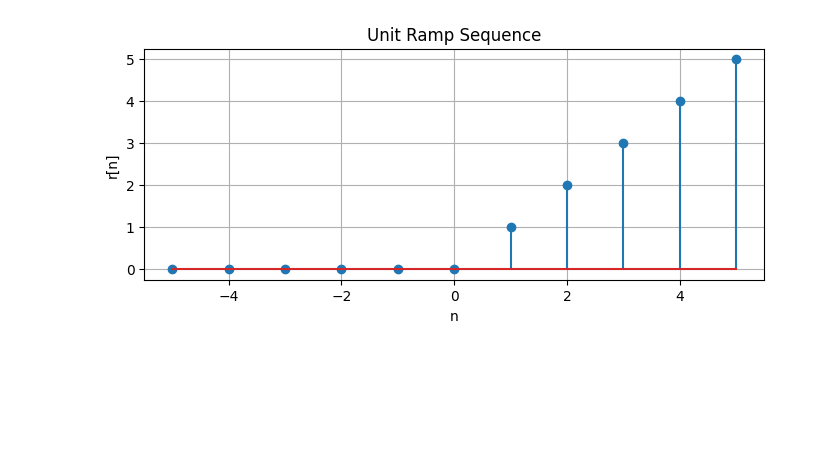
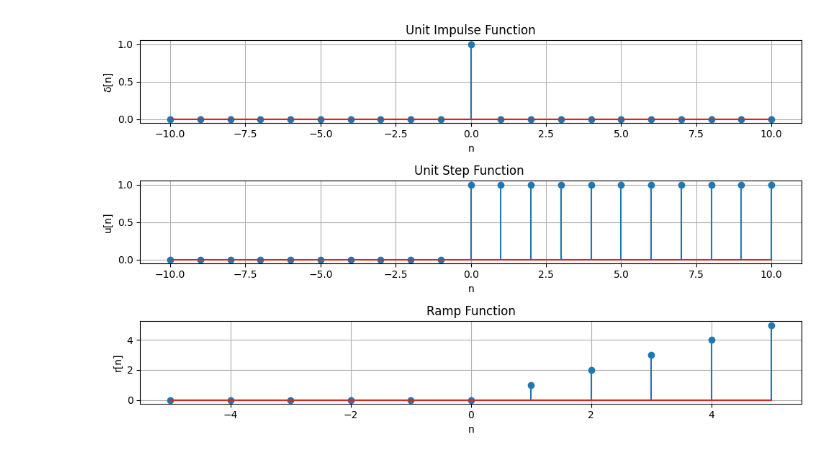
Before and after one commit to uzzal2200/B.Sc.-Engineering-in-Information-and-Communication-Engineering, a Jupyter notebook: Signal and System/signal_sequence.ipynb, the cells around one changed output. Drawn from its saved outputs; the diff is of its cells as text; code cells hidden in the pictures; blank space fills up the shorter version.

```diff
--- a/Signal and System/signal_sequence.ipynb
+++ b/Signal and System/signal_sequence.ipynb
@@ -74,15 +88,54 @@ plt.show()
-# %%
-# Ramp Function
-n = np.arange(-5, 6)
-x = n * (n >= 0)  # Unit Ramp: n for n >= 0, else 0
-
-# Plot
-plt.figure(figsize=(8,3))
-plt.stem(n, x)
-plt.xlabel('n')
-plt.ylabel('r[n]')
-plt.title('Unit Ramp Sequence')
-plt.grid(True)
-plt.show()
-# %% [output]
-[figure, removed]
+# %%
+import numpy as np
+import matplotlib.pyplot as plt
+
+# Define functions
+def impulse_signal(n):
+    return np.where(n == 0, 1, 0)  # δ[n] = 1 for n=0, else 0
+
+def step_signal(n):
+    return np.where(n >= 0, 1, 0)  # u[n] = 1 for n >= 0, else 0
+
+def ramp_signal(n):
+    return np.where(n >= 0, n, 0)  # r[n] = n for n >= 0, else 0
+
+# Generate signals
+n1 = np.arange(-10, 11)  # For impulse and step
+n2 = np.arange(-5, 6)    # For ramp
+
+impulse = impulse_signal(n1)
+step = step_signal(n1)
+ramp = ramp_signal(n2)
+
+# Create a figure with 3 subplots
+plt.figure(figsize=(10, 6))
+
+# Plot Unit Impulse Function
+plt.subplot(3, 1, 1)
+plt.stem(n1, impulse)
+plt.xlabel('n')
+plt.ylabel('δ[n]')
+plt.title('Unit Impulse Function')
+plt.grid(True)
+
+# Plot Unit Step Function
+plt.subplot(3, 1, 2)
+plt.stem(n1, step)
+plt.xlabel('n')
+plt.ylabel('u[n]')
+plt.title('Unit Step Function ')
+plt.grid(True)
+
+# Plot Unit Ramp Function
+plt.subplot(3, 1, 3)
+plt.stem(n2, ramp)
+plt.xlabel('n')
+plt.ylabel('r[n]')
+plt.title('Ramp Function')
+plt.grid(True)
+
+# Adjust layout and show plot
+plt.tight_layout()
+plt.show()
+# %% [output]
+[figure, added]
```
Also changed, not shown: parts of 8 cells of this notebook, 32 other files.
